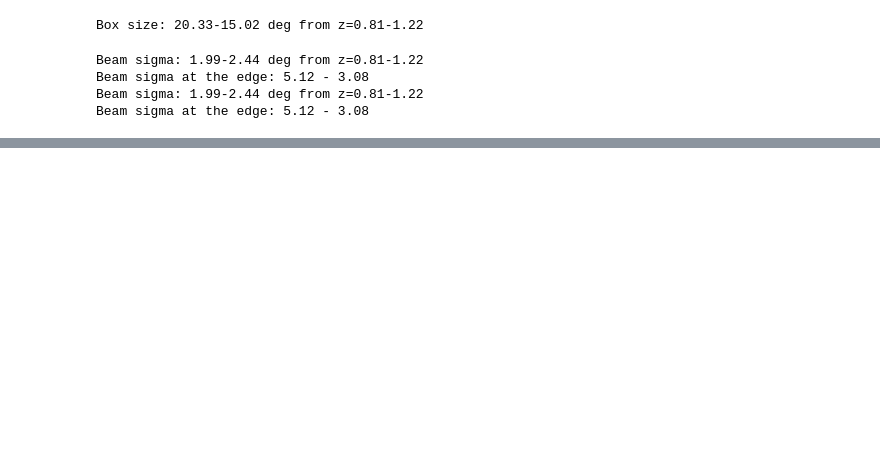
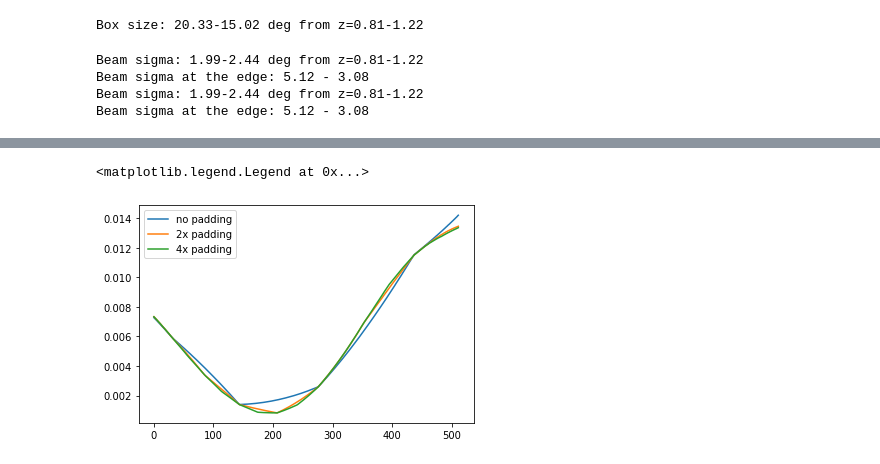
Before and after one commit to radiohep/imcurio, a Jupyter notebook: notebooks/some_visibilities.ipynb, the cells around one changed output, grey strips where cells are left out. Cells and saved outputs as stored; diff of their text form; code cells hidden in the pictures; blank space fills up the shorter version.

```diff
--- a/notebooks/some_visibilities.ipynb
+++ b/notebooks/some_visibilities.ipynb
@@ -34,0 +37,6 @@ plt.plot(visf[:,400])
+# %%
+%autoreload
+UV_m=T.u_m[400],T.v_m[400]
+print ("Looking at baseline ", UV_m)
+visfp2 = T.get_visibilities(Bf, pad = 2, uv_m=UV_m, verbose = True)
+visfp4 = T.get_visibilities(Bf, pad = 4, uv_m=UV_m, verbose = True)
@@ -34,0 +53,8 @@ plt.plot(visf[:,400])
+# %%
+plt.plot(visf[:,400],label='no padding')
+plt.plot(visfp2[:,0], label = '2x padding')
+plt.plot(visfp4[:,0], label = '4x padding')
+plt.legend()
+# %% [output]
+<matplotlib.legend.Legend at 0x...>
+[figure, added]
```
Also changed, not shown: parts of 7 cells of this notebook, 3 other files.
